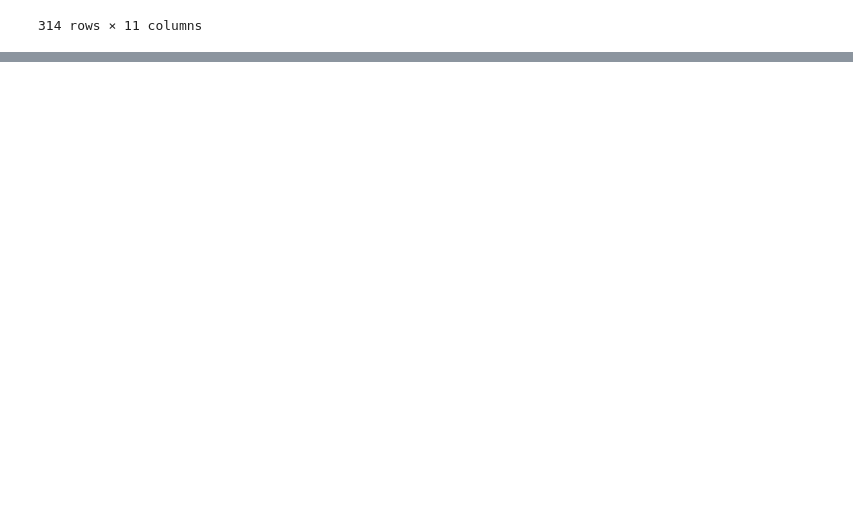
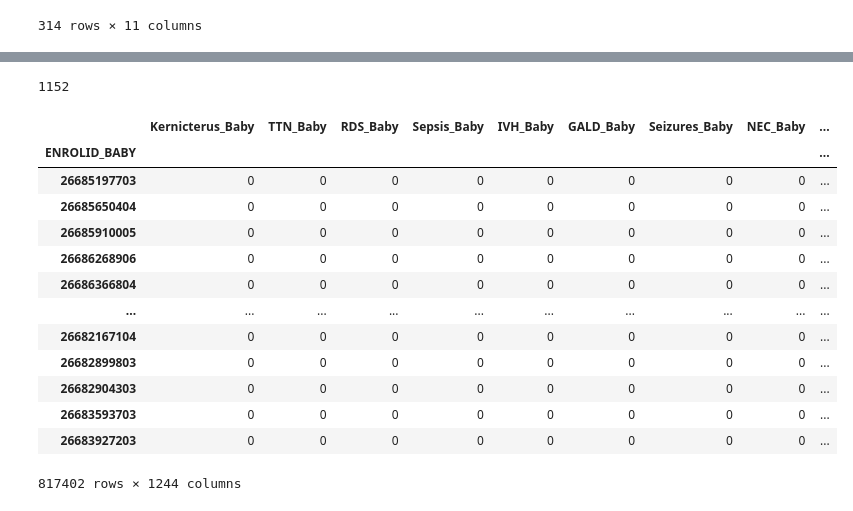
Before and after one commit to yerakim824/PregMedNet, a Jupyter notebook: Interactive_Webapp/Test_Previous_Formulas.ipynb, the cells around one changed output, grey strips where cells are left out. Saved outputs shown, nothing was run; the diff lists cells and outputs as text; code cells hidden in the pictures; blank space fills up the shorter version.

```diff
--- a/Interactive_Webapp/Test_Previous_Formulas.ipynb
+++ b/Interactive_Webapp/Test_Previous_Formulas.ipynb
@@ -442,0 +473,38 @@ adj_edge_df
+# %%
+### 2. Scale AGE_MOM and GA
+baby_dz_list = [i for i in df.columns if i.__contains__('_Baby')]
+mom_dz_list = [i for i in df.columns if i.__contains__('_Mom')]
+others_df = df.loc[:,:'AGE_MOM']
+baby_dz = df[baby_dz_list]
+mom_dz = df[mom_dz_list]
+mom_med = df.loc[:,'5-methyltetrahydrofolic acid, Oral':]
+# %%
+baby_dz.shape[1]
+mom_dz.shape[1]
+others_df.shape[1]
+mom_med.shape[1]
+# %% [output]
+1152
+# %%
+[i for i in baby_dz.columns]
+"""
+Columns to drop out of 29: ['ROP_PTB_Baby',
+ 'Anemia_AOP_PTB_Baby', 'BPD_NEW_Baby',
+ 'BPD_OLD_PTB_Baby',
+ 'BPD_NEW_PTB_Baby']
+"""
+baby_dz = baby_dz.drop(columns=['ROP_PTB_Baby',
+ 'Anemia_AOP_PTB_Baby', 'BPD_NEW_Baby',
+ 'BPD_OLD_PTB_Baby',
+ 'BPD_NEW_PTB_Baby'])
+# %%
+### 3. Normalize GA and AGE_MOM
+norm_other_df = others_df.copy()
+norm_other_df = norm_other_df.reset_index()
+scaler = MinMaxScaler()
+scaler.fit(norm_other_df[['GESTATIONAL_AGE']])
+norm_other_df[['GESTATIONAL_AGE']]=pd.DataFrame(scaler.transform(norm_other_df[['GESTATIONAL_AGE']]),columns=['GESTATIONAL_AGE'])
+scaler.fit(norm_other_df[['AGE_MOM']])
+norm_other_df[['AGE_MOM']]=pd.DataFrame(scaler.transform(norm_other_df[['AGE_MOM']]),columns=['AGE_MOM'])
+norm_other_df = norm_other_df.set_index('ENROLID_BABY')
+confounders = pd.concat([norm_other_df,mom_dz],axis=1)
@@ -442,0 +521,25 @@ adj_edge_df
+# %%
+### 3. Drop null columns and amphetamine based on VIF
+confounders_corr = confounders.corr().abs()
+nan_col = list(confounders_corr[confounders_corr['GESTATIONAL_AGE'].isna()].index)
+confounders = confounders.drop(columns=nan_col,axis=1)
+confounders = confounders.drop(columns=['REGION','SUD_Psystimul_Amphetamine_Mom'])
+odds_df = pd.concat([baby_dz,confounders,mom_med],axis=1)
+renamed_or_df = odds_df.rename(columns=rename_med_name)
+# %%
+odds_df
+# %% [output]
+|  | Kernicterus_Baby | TTN_Baby | RDS_Baby | Sepsis_Baby | IVH_Baby | GALD_Baby | Seizures_Baby | NEC_Baby | ... |
+| ENROLID_BABY |  |  |  |  |  |  |  |  | ... |
+| 26685197703 | 0 | 0 | 0 | 0 | 0 | 0 | 0 | 0 | ... |
+| 26685650404 | 0 | 0 | 0 | 0 | 0 | 0 | 0 | 0 | ... |
+| 26685910005 | 0 | 0 | 0 | 0 | 0 | 0 | 0 | 0 | ... |
+| 26686268906 | 0 | 0 | 0 | 0 | 0 | 0 | 0 | 0 | ... |
+| 26686366804 | 0 | 0 | 0 | 0 | 0 | 0 | 0 | 0 | ... |
+| ... | ... | ... | ... | ... | ... | ... | ... | ... | ... |
+| 26682167104 | 0 | 0 | 0 | 0 | 0 | 0 | 0 | 0 | ... |
+| 26682899803 | 0 | 0 | 0 | 0 | 0 | 0 | 0 | 0 | ... |
+| 26682904303 | 0 | 0 | 0 | 0 | 0 | 0 | 0 | 0 | ... |
+| 26683593703 | 0 | 0 | 0 | 0 | 0 | 0 | 0 | 0 | ... |
+| 26683927203 | 0 | 0 | 0 | 0 | 0 | 0 | 0 | 0 | ... |
+817402 rows × 1244 columns
```
Also changed, not shown: parts of 8 cells of this notebook, 1 other file.
